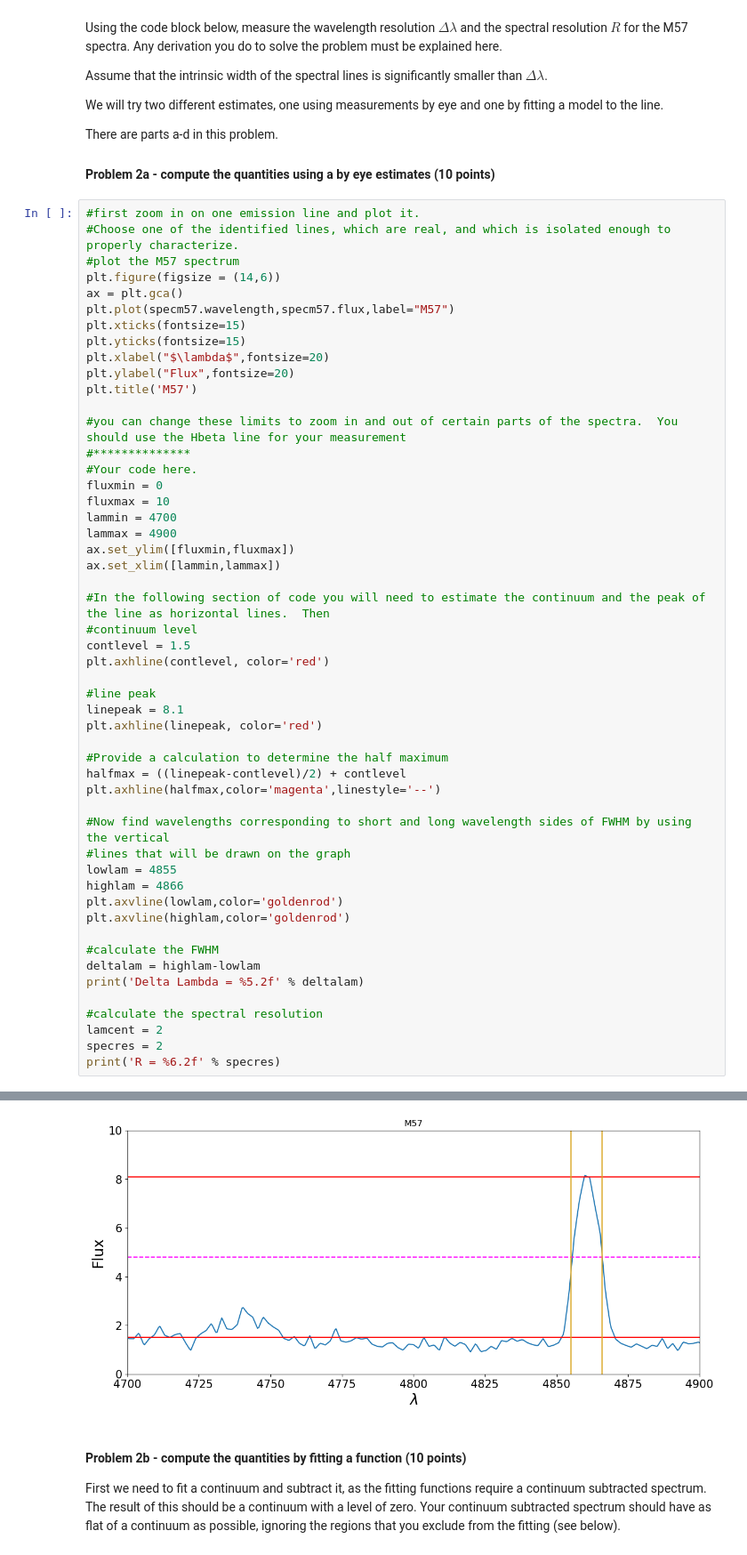
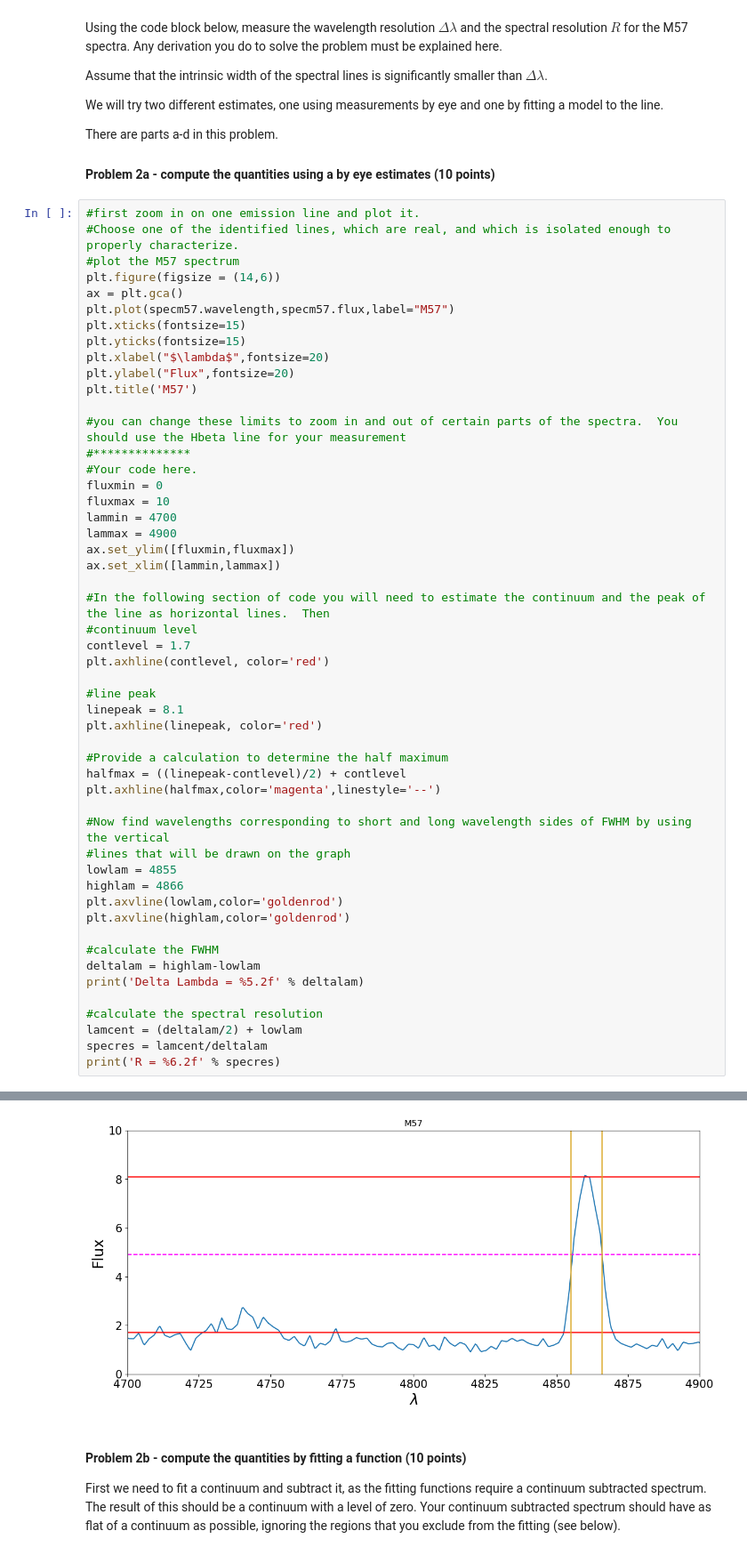
Before and after one commit to ArishAli459/Analysis_real_spectra_student, a Jupyter notebook: analysis_real_spectra.student.ipynb, the cells around one changed output, grey strips where cells are left out. Shown at 89% size. Drawn from its saved outputs; the diff is of its cells as text.

```diff
--- a/analysis_real_spectra.student.ipynb
+++ b/analysis_real_spectra.student.ipynb
@@ -166,7 +166,7 @@ ax.set_xlim([lammin,lammax])
 
 #In the following section of code you will need to estimate the continuum and the peak of the line as horizontal lines.  Then
 #continuum level
-contlevel = 1.5
+contlevel = 1.7
 plt.axhline(contlevel, color='red')
 
 #line peak
@@ -189,8 +189,8 @@ deltalam = highlam-lowlam
 print('Delta Lambda = %5.2f' % deltalam)
 
 #calculate the spectral resolution
-lamcent = 2
-specres = 2
+lamcent = (deltalam/2) + lowlam
+specres = lamcent/deltalam
 print('R = %6.2f' % specres)
 # %% [output]
 Delta Lambda = 11.00
@@ -198,4 +198,4 @@ R =   2.00
-[figure, old version]
+[figure, new version]
 # %% [markdown]
 #### Problem 2b - compute the quantities by fitting a function (10 points)
 
```
Also changed, not shown: parts of 13 cells of this notebook.
